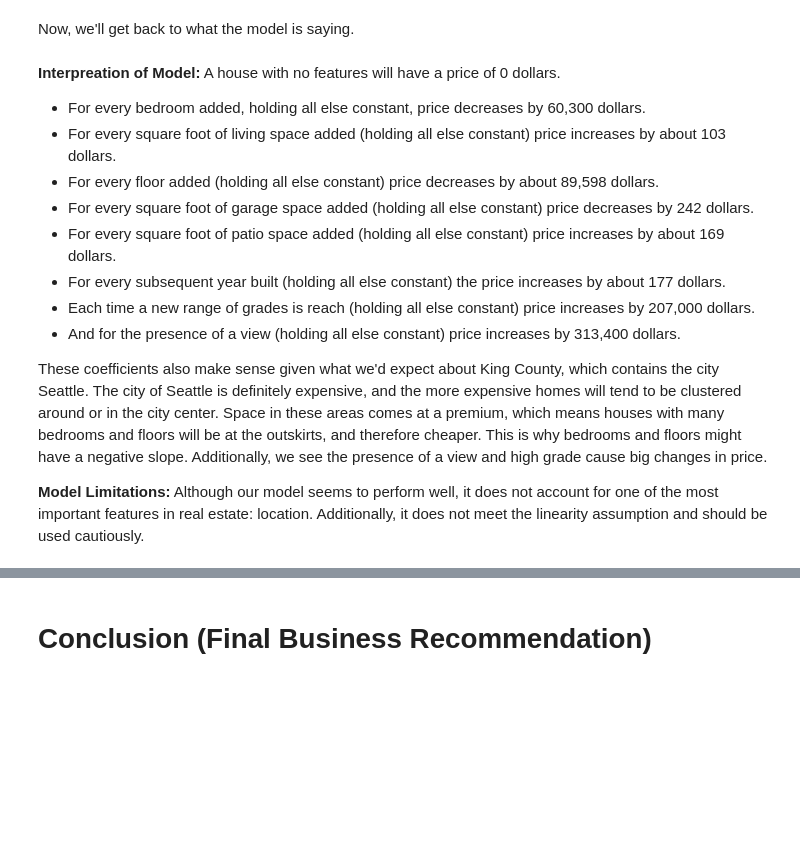
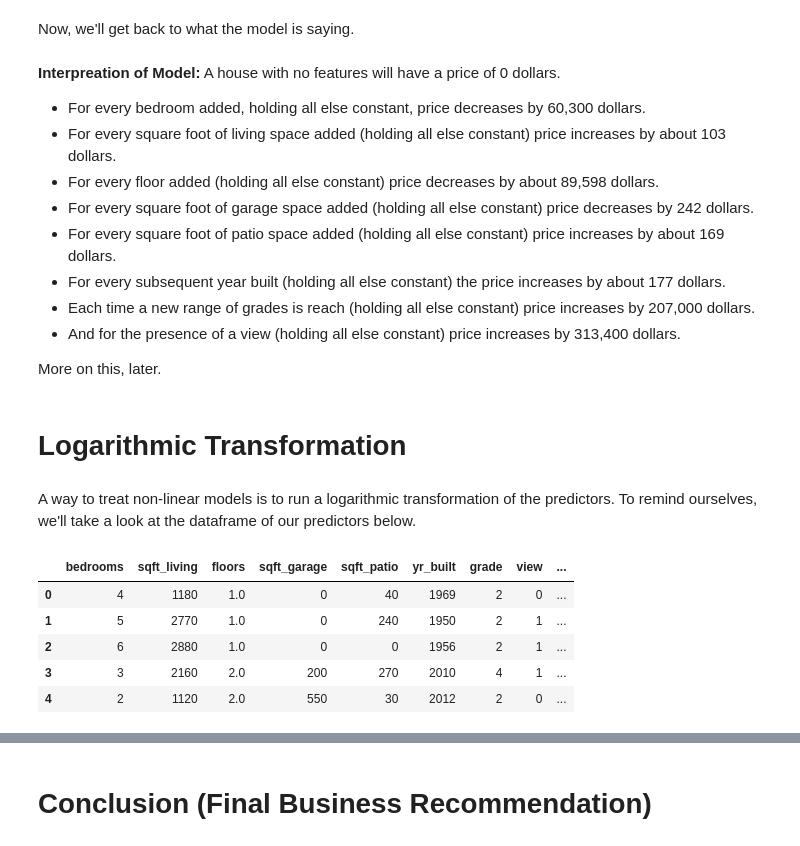
Before and after one commit to bmjaron/phase_2_final_project, a Jupyter notebook: regression_final_project_v_2.ipynb, the cells around one changed output, grey strips where cells are left out. Drawn from its saved outputs; the diff is of its cells as text; code cells hidden in the pictures; blank space fills up the shorter version.

```diff
--- a/regression_final_project_v_2.ipynb
+++ b/regression_final_project_v_2.ipynb
@@ -590,6 +606,17 @@ Now, we'll get back to what the model is saying.
 * Each time a new range of grades is reach (holding all else constant) price increases by 207,000 dollars.
 * And for the presence of a view (holding all else constant) price increases by 313,400 dollars.
 
-These coefficients also make sense given what we'd expect about King County, which contains the city Seattle. The city of Seattle is definitely expensive, and the more expensive homes will tend to be clustered around or in the city center. Space in these areas comes at a premium, which means houses with many bedrooms and floors will be at the outskirts, and therefore cheaper. This is why bedrooms and floors might have a negative slope. Additionally, we see the presence of a view and high grade cause big changes in price.
-
-**Model Limitations:** Although our model seems to perform well, it does not account for one of the most important features in real estate: location. Additionally, it does not meet the linearity assumption and should be used cautiously.
+More on this, later.
+# %% [markdown]
+# Logarithmic Transformation
+# %% [markdown]
+A way to treat non-linear models is to run a logarithmic transformation of the predictors. To remind ourselves, we'll take a look at the dataframe of our predictors below.
+# %%
+multiple_v4_predictors.head()
+# %% [output]
+|  | bedrooms | sqft_living | floors | sqft_garage | sqft_patio | yr_built | grade | view | ... |
+| 0 | 4 | 1180 | 1.0 | 0 | 40 | 1969 | 2 | 0 | ... |
+| 1 | 5 | 2770 | 1.0 | 0 | 240 | 1950 | 2 | 1 | ... |
+| 2 | 6 | 2880 | 1.0 | 0 | 0 | 1956 | 2 | 1 | ... |
+| 3 | 3 | 2160 | 2.0 | 200 | 270 | 2010 | 4 | 1 | ... |
+| 4 | 2 | 1120 | 2.0 | 550 | 30 | 2012 | 2 | 0 | ... |
```
Also changed, not shown: parts of 25 cells of this notebook.
